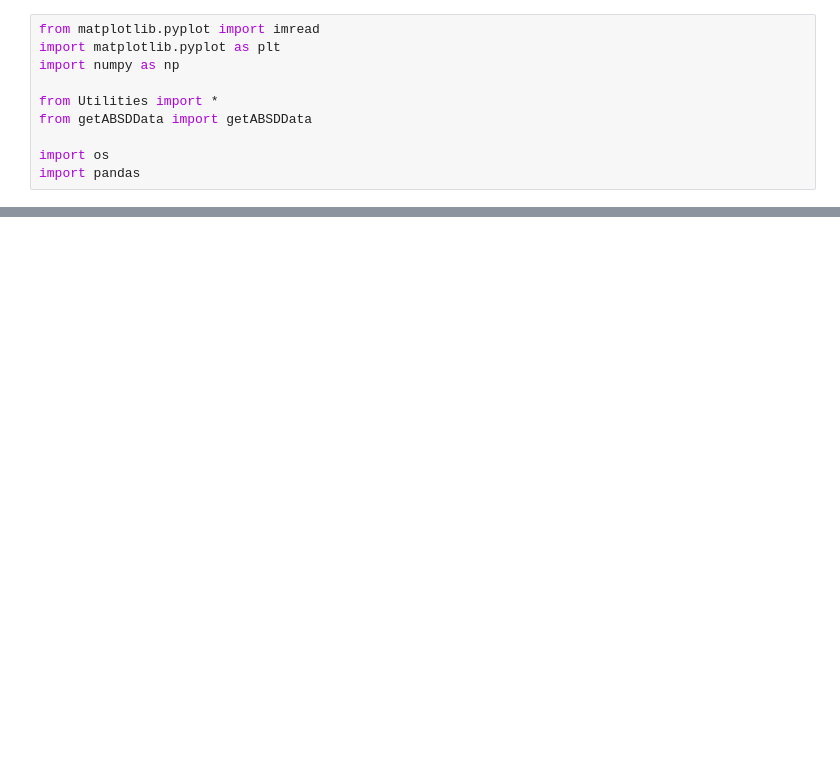
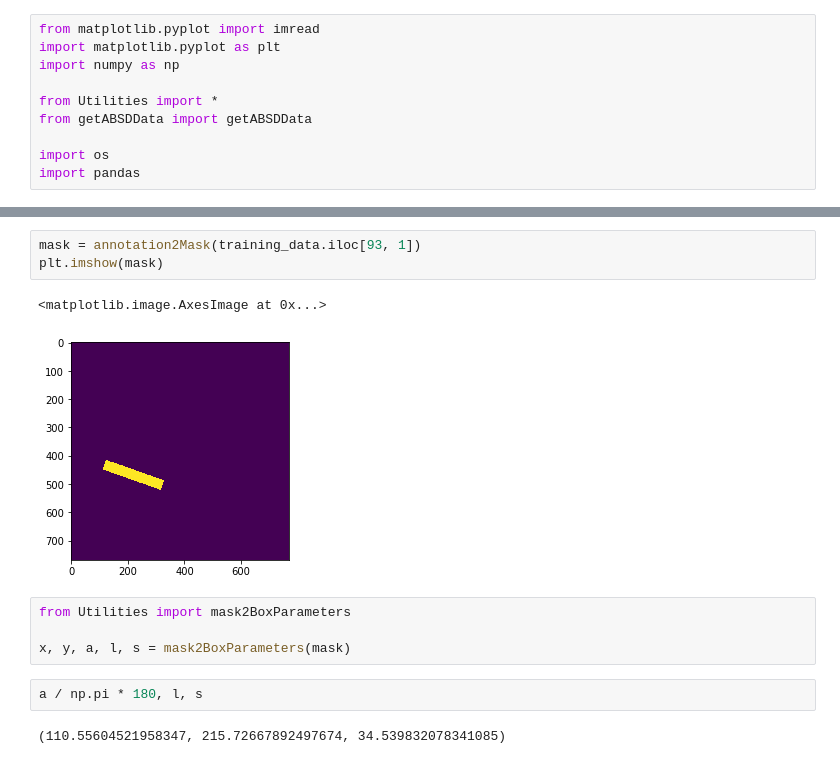
Before and after one commit to Deep-Learning-GAZ/Airbus-Ship-Detection-Challenge, a Jupyter notebook: Vizualization.ipynb, the cells around one changed output, grey strips where cells are left out. Saved outputs shown, nothing was run; the diff lists cells and outputs as text; blank space fills up the shorter version.

Commit message:
#11 Data generation for keras retinanet

```diff
--- a/Vizualization.ipynb
+++ b/Vizualization.ipynb
@@ -44,2 +44,16 @@ Pandas csv reading was running for 0.600002 s
 The dataset contains 262,060 images.
 [figure]
+# %%
+mask = annotation2Mask(training_data.iloc[93, 1])
+plt.imshow(mask)
+# %% [output]
+<matplotlib.image.AxesImage at 0x...>
+[figure, added]
+# %%
+from Utilities import mask2BoxParameters
+
+x, y, a, l, s = mask2BoxParameters(mask)
+# %%
+a / np.pi * 180, l, s
+# %% [output]
+(110.55604521958347, 215.72667892497674, 34.539832078341085)
```
Also changed, not shown: parts of 1 cell of this notebook, 1 other file.
